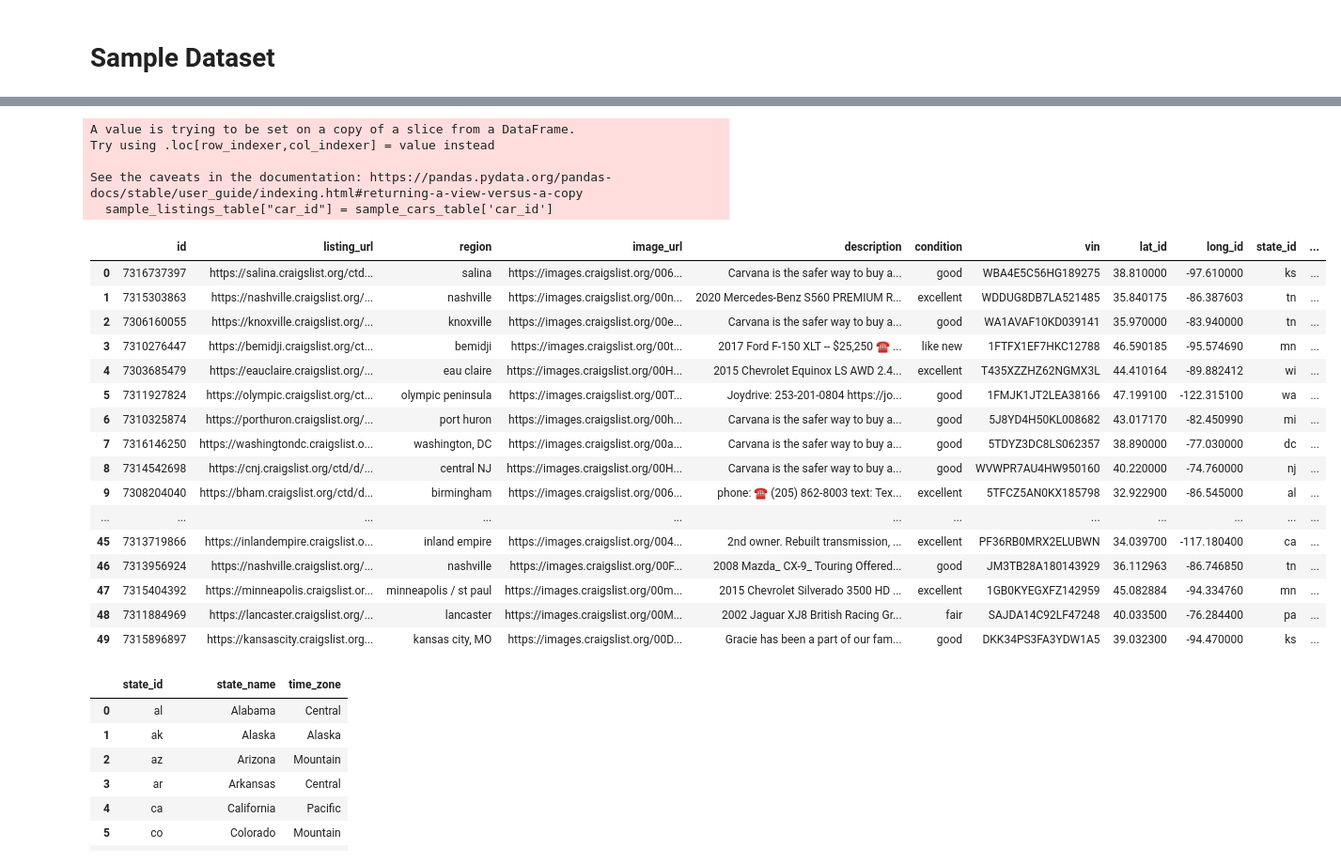
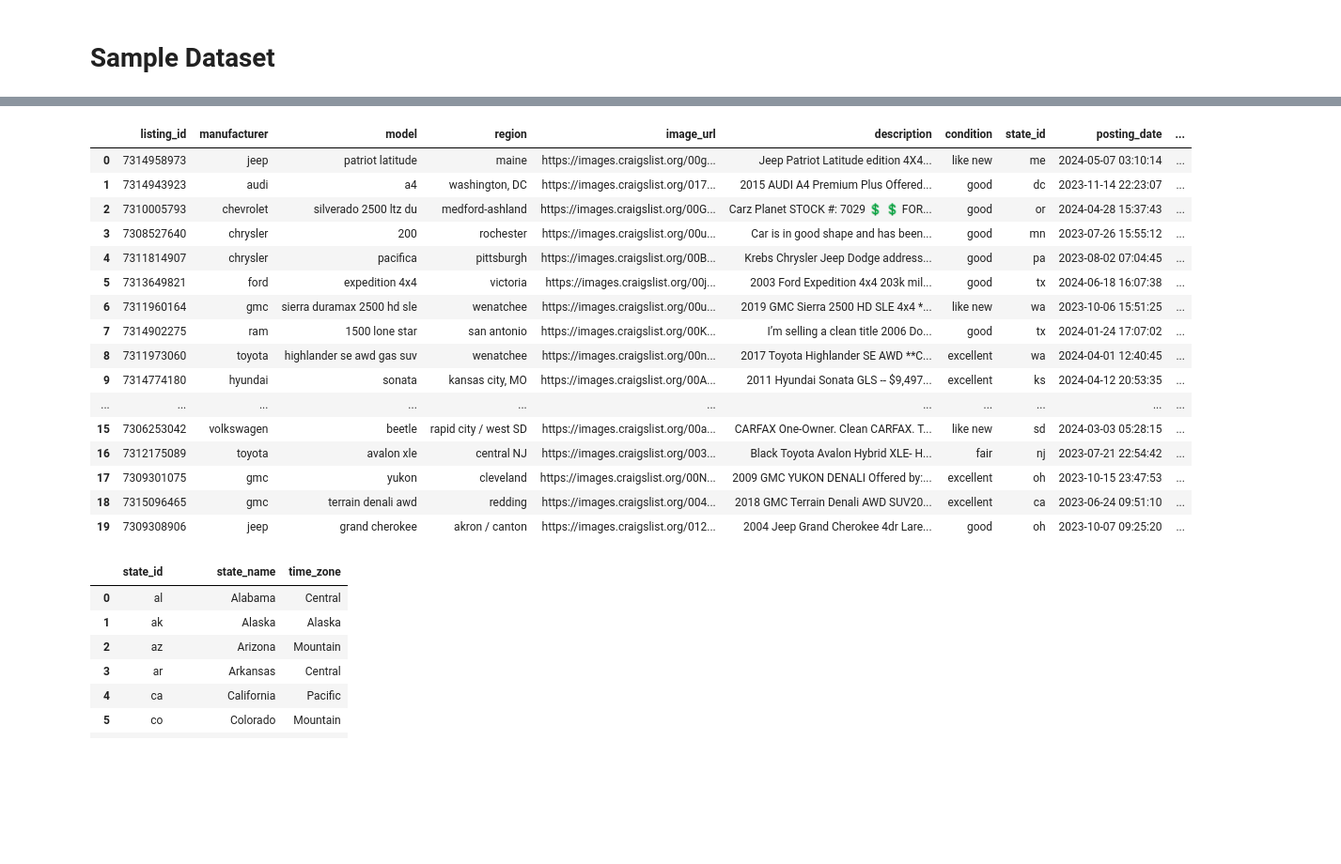
Before and after one commit to mihirKachroo/Rent-A-Car, a Jupyter notebook: Database.ipynb, the cells around one changed output, grey strips where cells are left out. Shown at 94% size. Drawn from its saved outputs; the diff is of its cells as text; code cells hidden in the pictures; blank space fills up the shorter version.

```diff
--- a/Database.ipynb
+++ b/Database.ipynb
@@ -328,7 +328,11 @@ favorites_table
 # %% [markdown]
 # Sample Dataset
 # %%
-sample_df = df.sample(n=50).reset_index(drop=True)
+sample_df = df.sample(n=20).reset_index(drop=True)
+min_mileage = 5000
+max_mileage = 200000
+sample_df['mileage'] = [random.randint(min_mileage, max_mileage) for _ in range(len(sample_df))]
+
 sample_df
 # %% [output]
 |  | id | url | region | region_url | price | year | manufacturer | model | condition | cylinders | ... |
@@ -488,0 +422,19 @@ sample_rentals_table
+# %%
+fake = Faker()
+
+num_owners = 10
+
+owner_data = {
+    'user_id': [str(uuid.uuid4())[:8] for _ in range(num_owners)],
+    'first_name': [fake.first_name() for _ in range(num_owners)],
+    'last_name': [fake.last_name() for _ in range(num_owners)],
+    'email': [fake.email() for _ in range(num_owners)],
+    'date_of_birth': [fake.date_of_birth(minimum_age=18, maximum_age=60) for _ in range(num_owners)],
+    'password': [fake.password(length=10, special_chars=True, digits=True, upper_case=True, lower_case=True) for _ in range(num_owners)],
+    'status': [random.choice(['active', 'inactive', 'banned']) for _ in range(num_owners)],
+    'dealer_rating': [random.randint(1, 5) for _ in range(num_owners)],
+    'dealer_num_ratings': [random.randint(1, 1000) for _ in range(num_owners)]
+}
+
+sample_owners_table = pd.DataFrame(owner_data)
+sample_owners_table
@@ -489,36 +709,35 @@ sample_rentals_table
 # %%
-sample_listings_table = sample_df[["id", "url", "region", "image_url", "description", "condition", "vin", "lat", "long", "state", "price", "posting_date"]]
-sample_listings_table["car_id"] = sample_cars_table['car_id']
-
+sample_listings_table = sample_df[["id", "manufacturer", "model", "region", "image_url", "description", "condition", "state", "posting_date", "mileage"]]
 sample_listings_table = sample_listings_table.rename(columns={
-    "url": "listing_url",
-    "lat": "lat_id",
-    "long": "long_id",
+    "id": "listing_id",
     "state": "state_id"
 })
 
+
+sample_listings_table['status'] = [random.choice(['active', 'inactive']) for _ in range(len(sample_listings_table))]
+sample_listings_table['price'] = [random.uniform(1, 60) for _ in range(len(sample_listings_table))]
+sample_listings_table['posting_date'] = pd.to_datetime(sample_listings_table['posting_date'], errors='coerce')
+sample_listings_table['posting_date'] = sample_listings_table['posting_date'].apply(lambda x: x if x.year > 1900 else datetime.now())
+sample_listings_table['owner_id'] = np.random.choice(sample_owners_table['user_id'], size=len(sample_listings_table))
+sample_listings_table['rent_time'] = [random.randint(5, 30) for _ in range(len(sample_listings_table))]
+
 sample_listings_table
 # %% [output]
-A value is trying to be set on a copy of a slice from a DataFrame.
-Try using .loc[row_indexer,col_indexer] = value instead
-
-See the caveats in the documentation: https://pandas.pydata.org/pandas-docs/stable/user_guide/indexing.html#returning-a-view-versus-a-copy
-  sample_listings_table["car_id"] = sample_cars_table['car_id']
-|  | id | listing_url | region | image_url | description | condition | vin | lat_id | long_id | state_id | ... |
-| 0 | 7316737397 | https://salina.craigslist.org/ctd... | salina | https://images.craigslist.org/006... | Carvana is the safer way to buy a... | good | WBA4E5C56HG189275 | 38.810000 | -97.610000 | ks | ... |
-| 1 | 7315303863 | https://nashville.craigslist.org/... | nashville | https://images.craigslist.org/00n... | 2020 Mercedes-Benz S560 PREMIUM R... | excellent | WDDUG8DB7LA521485 | 35.840175 | -86.387603 | tn | ... |
-| 2 | 7306160055 | https://knoxville.craigslist.org/... | knoxville | https://images.craigslist.org/00e... | Carvana is the safer way to buy a... | good | WA1AVAF10KD039141 | 35.970000 | -83.940000 | tn | ... |
-| 3 | 7310276447 | https://bemidji.craigslist.org/ct... | bemidji | https://images.craigslist.org/00t... | 2017 Ford F-150 XLT -- $25,250 ☎ ... | like new | 1FTFX1EF7HKC12788 | 46.590185 | -95.574690 | mn | ... |
-| 4 | 7303685479 | https://eauclaire.craigslist.org/... | eau claire | https://images.craigslist.org/00H... | 2015 Chevrolet Equinox LS AWD 2.4... | excellent | T435XZZHZ62NGMX3L | 44.410164 | -89.882412 | wi | ... |
-| 5 | 7311927824 | https://olympic.craigslist.org/ct... | olympic peninsula | https://images.craigslist.org/00T... | Joydrive: 253-201-0804 https://jo... | good | 1FMJK1JT2LEA38166 | 47.199100 | -122.315100 | wa | ... |
-| 6 | 7310325874 | https://porthuron.craigslist.org/... | port huron | https://images.craigslist.org/00h... | Carvana is the safer way to buy a... | good | 5J8YD4H50KL008682 | 43.017170 | -82.450990 | mi | ... |
-| 7 | 7316146250 | https://washingtondc.craigslist.o... | washington, DC | https://images.craigslist.org/00a... | Carvana is the safer way to buy a... | good | 5TDYZ3DC8LS062357 | 38.890000 | -77.030000 | dc | ... |
-| 8 | 7314542698 | https://cnj.craigslist.org/ctd/d/... | central NJ | https://images.craigslist.org/00H... | Carvana is the safer way to buy a... | good | WVWPR7AU4HW950160 | 40.220000 | -74.760000 | nj | ... |
-| 9 | 7308204040 | https://bham.craigslist.org/ctd/d... | birmingham | https://images.craigslist.org/006... | phone: ☎ (205) 862-8003 text: Tex... | excellent | 5TFCZ5AN0KX185798 | 32.922900 | -86.545000 | al | ... |
-| ... | ... | ... | ... | ... | ... | ... | ... | ... | ... | ... | ... |
-| 45 | 7313719866 | https://inlandempire.craigslist.o... | inland empire | https://images.craigslist.org/004... | 2nd owner. Rebuilt transmission, ... | excellent | PF36RB0MRX2ELUBWN | 34.039700 | -117.180400 | ca | ... |
-| 46 | 7313956924 | https://nashville.craigslist.org/... | nashville | https://images.craigslist.org/00F... | 2008 Mazda_ CX-9_ Touring Offered... | good | JM3TB28A180143929 | 36.112963 | -86.746850 | tn | ... |
-| 47 | 7315404392 | https://minneapolis.craigslist.or... | minneapolis / st paul | https://images.craigslist.org/00m... | 2015 Chevrolet Silverado 3500 HD ... | excellent | 1GB0KYEGXFZ142959 | 45.082884 | -94.334760 | mn | ... |
-| 48 | 7311884969 | https://lancaster.craigslist.org/... | lancaster | https://images.craigslist.org/00M... | 2002 Jaguar XJ8 British Racing Gr... | fair | SAJDA14C92LF47248 | 40.033500 | -76.284400 | pa | ... |
-| 49 | 7315896897 | https://kansascity.craigslist.org... | kansas city, MO | https://images.craigslist.org/00D... | Gracie has been a part of our fam... | good | DKK34PS3FA3YDW1A5 | 39.032300 | -94.470000 | ks | ... |
+|  | listing_id | manufacturer | model | region | image_url | description | condition | state_id | posting_date | ... |
+| 0 | 7314958973 | jeep | patriot latitude | maine | https://images.craigslist.org/00g... | Jeep Patriot Latitude edition 4X4... | like new | me | 2024-05-07 03:10:14 | ... |
+| 1 | 7314943923 | audi | a4 | washington, DC | https://images.craigslist.org/017... | 2015 AUDI A4 Premium Plus Offered... | good | dc | 2023-11-14 22:23:07 | ... |
+| 2 | 7310005793 | chevrolet | silverado 2500 ltz du | medford-ashland | https://images.craigslist.org/00G... | Carz Planet STOCK #: 7029 💲 💲 FOR... | good | or | 2024-04-28 15:37:43 | ... |
+| 3 | 7308527640 | chrysler | 200 | rochester | https://images.craigslist.org/00u... | Car is in good shape and has been... | good | mn | 2023-07-26 15:55:12 | ... |
+| 4 | 7311814907 | chrysler | pacifica | pittsburgh | https://images.craigslist.org/00B... | Krebs Chrysler Jeep Dodge address... | good | pa | 2023-08-02 07:04:45 | ... |
+| 5 | 7313649821 | ford | expedition 4x4 | victoria | https://images.craigslist.org/00j... | 2003 Ford Expedition 4x4 203k mil... | good | tx | 2024-06-18 16:07:38 | ... |
+| 6 | 7311960164 | gmc | sierra duramax 2500 hd sle | wenatchee | https://images.craigslist.org/00u... | 2019 GMC Sierra 2500 HD SLE 4x4 *... | like new | wa | 2023-10-06 15:51:25 | ... |
+| 7 | 7314902275 | ram | 1500 lone star | san antonio | https://images.craigslist.org/00K... | I’m selling a clean title 2006 Do... | good | tx | 2024-01-24 17:07:02 | ... |
+| 8 | 7311973060 | toyota | highlander se awd gas suv | wenatchee | https://images.craigslist.org/00n... | 2017 Toyota Highlander SE AWD **C... | excellent | wa | 2024-04-01 12:40:45 | ... |
+| 9 | 7314774180 | hyundai | sonata | kansas city, MO | https://images.craigslist.org/00A... | 2011 Hyundai Sonata GLS -- $9,497... | excellent | ks | 2024-04-12 20:53:35 | ... |
+| ... | ... | ... | ... | ... | ... | ... | ... | ... | ... | ... |
+| 15 | 7306253042 | volkswagen | beetle | rapid city / west SD | https://images.craigslist.org/00a... | CARFAX One-Owner. Clean CARFAX. T... | like new | sd | 2024-03-03 05:28:15 | ... |
+| 16 | 7312175089 | toyota | avalon xle | central NJ | https://images.craigslist.org/003... | Black Toyota Avalon Hybrid XLE- H... | fair | nj | 2023-07-21 22:54:42 | ... |
+| 17 | 7309301075 | gmc | yukon | cleveland | https://images.craigslist.org/00N... | 2009 GMC YUKON DENALI Offered by:... | excellent | oh | 2023-10-15 23:47:53 | ... |
+| 18 | 7315096465 | gmc | terrain denali awd | redding | https://images.craigslist.org/004... | 2018 GMC Terrain Denali AWD SUV20... | excellent | ca | 2023-06-24 09:51:10 | ... |
+| 19 | 7309308906 | jeep | grand cherokee | akron / canton | https://images.craigslist.org/012... | 2004 Jeep Grand Cherokee 4dr Lare... | good | oh | 2023-10-07 09:25:20 | ... |
 # %%
```
Also changed, not shown: parts of 13 cells of this notebook, 8 other files.
